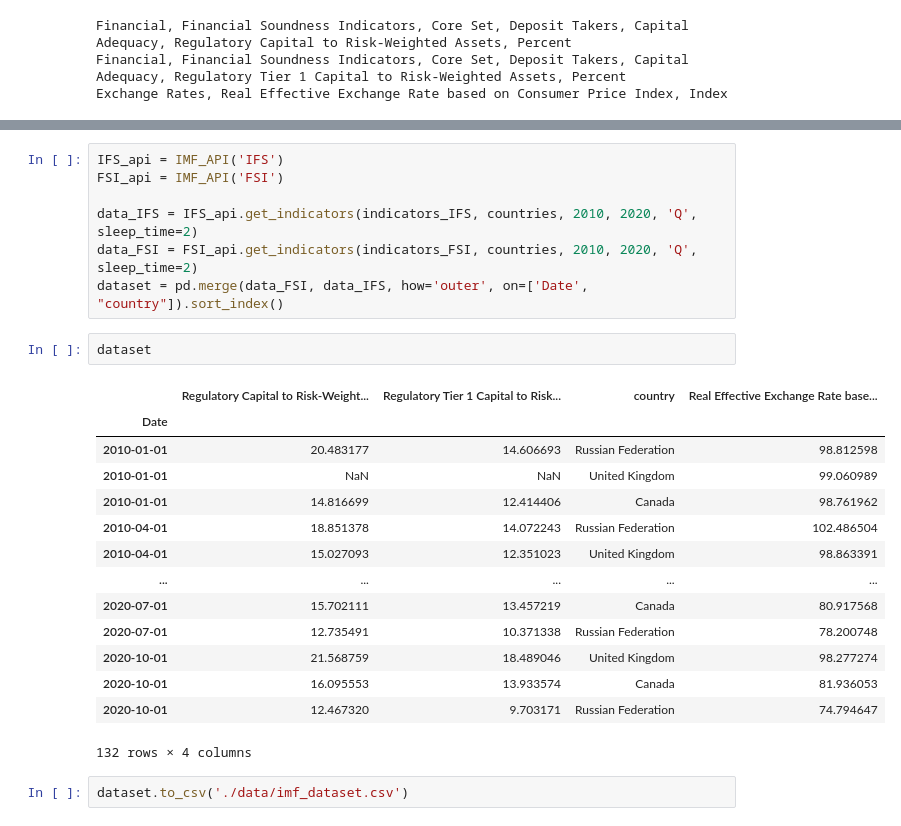
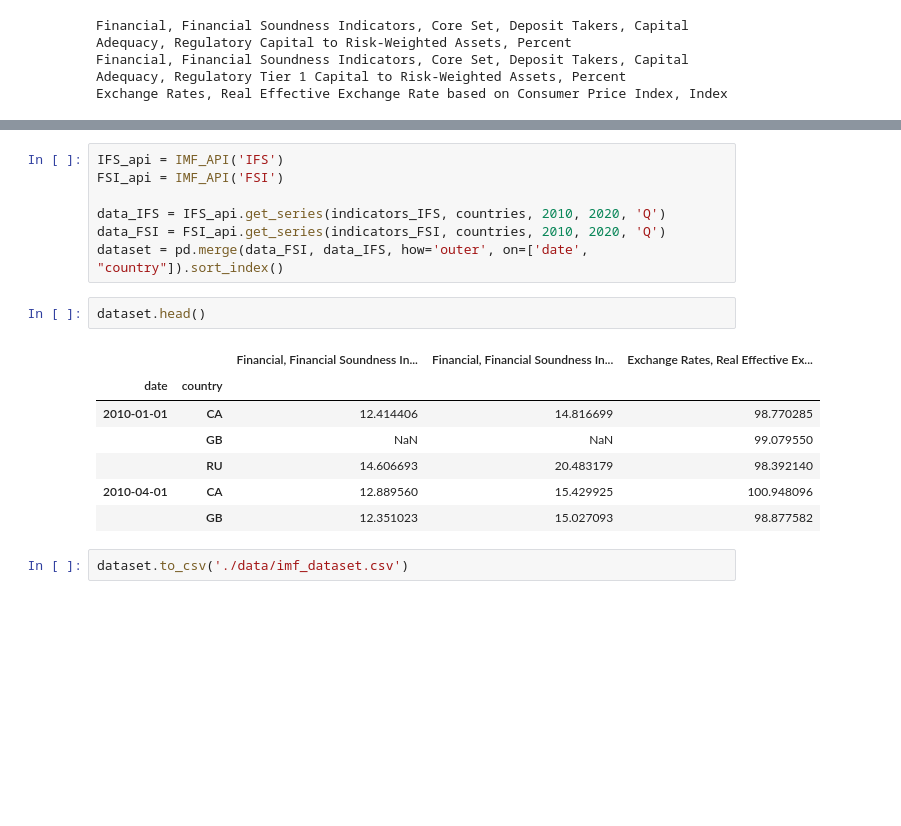
Before and after one commit to vlad-yeghiazaryan/IMF_api, a Jupyter notebook: IMF_data.ipynb, the cells around one changed output, grey strips where cells are left out. Saved outputs shown, nothing was run; the diff lists cells and outputs as text; blank space fills up the shorter version.

```diff
--- a/IMF_data.ipynb
+++ b/IMF_data.ipynb
@@ -94,25 +76,18 @@ plt.show()
 IFS_api = IMF_API('IFS')
 FSI_api = IMF_API('FSI')
 
-data_IFS = IFS_api.get_indicators(indicators_IFS, countries, 2010, 2020, 'Q', sleep_time=2)
-data_FSI = FSI_api.get_indicators(indicators_FSI, countries, 2010, 2020, 'Q', sleep_time=2)
-dataset = pd.merge(data_FSI, data_IFS, how='outer', on=['Date', "country"]).sort_index()
+data_IFS = IFS_api.get_series(indicators_IFS, countries, 2010, 2020, 'Q')
+data_FSI = FSI_api.get_series(indicators_FSI, countries, 2010, 2020, 'Q')
+dataset = pd.merge(data_FSI, data_IFS, how='outer', on=['date', "country"]).sort_index()
 # %%
-dataset
+dataset.head()
 # %% [output]
-|  | Regulatory Capital to Risk-Weight... | Regulatory Tier 1 Capital to Risk... | country | Real Effective Exchange Rate base... |
-| Date |  |  |  |  |
-| 2010-01-01 | 20.483177 | 14.606693 | Russian Federation | 98.812598 |
-| 2010-01-01 | NaN | NaN | United Kingdom | 99.060989 |
-| 2010-01-01 | 14.816699 | 12.414406 | Canada | 98.761962 |
-| 2010-04-01 | 18.851378 | 14.072243 | Russian Federation | 102.486504 |
-| 2010-04-01 | 15.027093 | 12.351023 | United Kingdom | 98.863391 |
-| ... | ... | ... | ... | ... |
-| 2020-07-01 | 15.702111 | 13.457219 | Canada | 80.917568 |
-| 2020-07-01 | 12.735491 | 10.371338 | Russian Federation | 78.200748 |
-| 2020-10-01 | 21.568759 | 18.489046 | United Kingdom | 98.277274 |
-| 2020-10-01 | 16.095553 | 13.933574 | Canada | 81.936053 |
-| 2020-10-01 | 12.467320 | 9.703171 | Russian Federation | 74.794647 |
+|  |  | Financial, Financial Soundness In... | Financial, Financial Soundness In... | Exchange Rates, Real Effective Ex... |
+| date | country |  |  |  |
+| 2010-01-01 | CA | 12.414406 | 14.816699 | 98.770285 |
+|  | GB | NaN | NaN | 99.079550 |
+|  | RU | 14.606693 | 20.483179 | 98.392140 |
+| 2010-04-01 | CA | 12.889560 | 15.429925 | 100.948096 |
+|  | GB | 12.351023 | 15.027093 | 98.877582 |
-132 rows × 4 columns
 # %%
 dataset.to_csv('./data/imf_dataset.csv')
```
Also changed, not shown: parts of 4 cells of this notebook, 3 other files.
